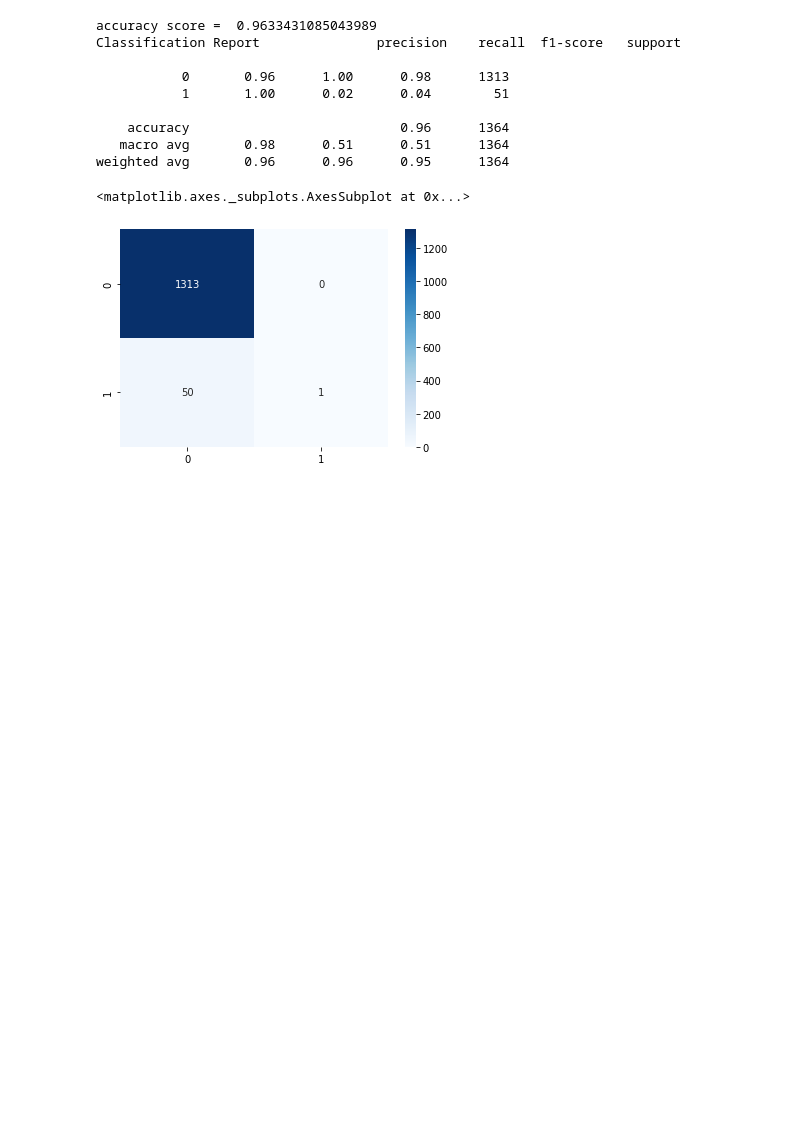
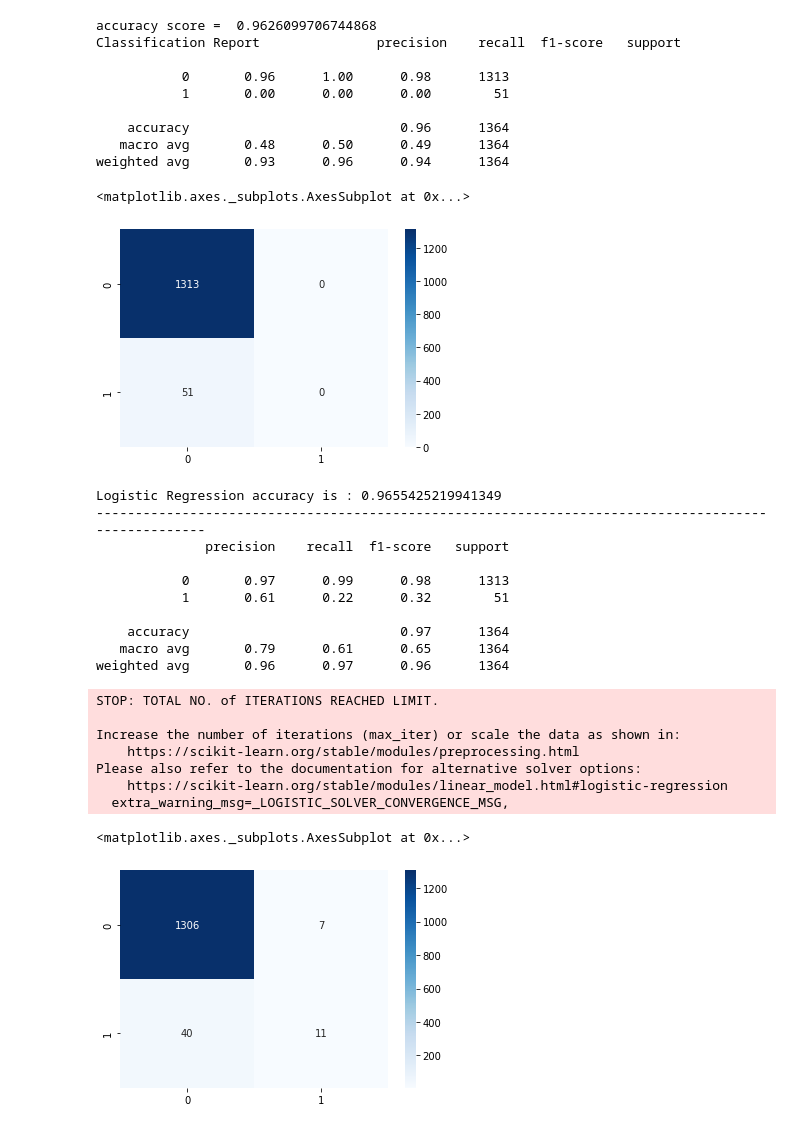
Before and after one commit to erinmcmahon26/Company-Bankruptcy-Prediction, a Jupyter notebook: Company_Bankruptcy_Feature_Selection.ipynb, the cells around one changed output. Cells and saved outputs as stored; diff of their text form; code cells hidden in the pictures; blank space fills up the shorter version.

Commit message:
added models with even dataset

```diff
--- a/Company_Bankruptcy_Feature_Selection.ipynb
+++ b/Company_Bankruptcy_Feature_Selection.ipynb
@@ -67,3 +56,3 @@ len(to_drop)
 # %%
 scaler = StandardScaler()
-xfinal = scaler.fit_transform(x.astype(np.float64))
+xfinal = scaler.fit_transform(xfinal.astype(np.float64))
@@ -87,14 +71,45 @@ print("Classification Report",classification_report(y_test, sy_pred))
 
 sns.heatmap(cm,annot=True,fmt="d",cmap = "Blues")
 # %% [output]
-accuracy score =  0.9633431085043989
+accuracy score =  0.9626099706744868
 Classification Report               precision    recall  f1-score   support
 
            0       0.96      1.00      0.98      1313
-           1       1.00      0.02      0.04        51
+           1       0.00      0.00      0.00        51
 
     accuracy                           0.96      1364
-   macro avg       0.98      0.51      0.51      1364
-weighted avg       0.96      0.96      0.95      1364
+   macro avg       0.48      0.50      0.49      1364
+weighted avg       0.93      0.96      0.94      1364
 <matplotlib.axes._subplots.AxesSubplot at 0x...>
 [figure]
+# %%
+lr_model = LogisticRegression()
+lr_model.fit(x_train,y_train)
+accuracy_lr = lr_model.score(x_test,y_test)
+print("Logistic Regression accuracy is :",accuracy_lr)
+ly_pred= lr_model.predict(x_test)
+report = classification_report(y_test,ly_pred)
+print("-"*100)
+print(report)
+cm = confusion_matrix(y_test,lr_model.predict(x_test))
+sns.heatmap(cm,annot=True,fmt="d",cmap = "Blues")
+# %% [output]
+Logistic Regression accuracy is : 0.9655425219941349
+----------------------------------------------------------------------------------------------------
+              precision    recall  f1-score   support
+
+           0       0.97      0.99      0.98      1313
+           1       0.61      0.22      0.32        51
+
+    accuracy                           0.97      1364
+   macro avg       0.79      0.61      0.65      1364
+weighted avg       0.96      0.97      0.96      1364
+STOP: TOTAL NO. of ITERATIONS REACHED LIMIT.
+
+Increase the number of iterations (max_iter) or scale the data as shown in:
+    https://scikit-learn.org/stable/modules/preprocessing.html
+Please also refer to the documentation for alternative solver options:
+    https://scikit-learn.org/stable/modules/linear_model.html#logistic-regression
+  extra_warning_msg=_LOGISTIC_SOLVER_CONVERGENCE_MSG,
+<matplotlib.axes._subplots.AxesSubplot at 0x...>
+[figure, added]
```
Also changed, not shown: parts of 22 cells of this notebook.
